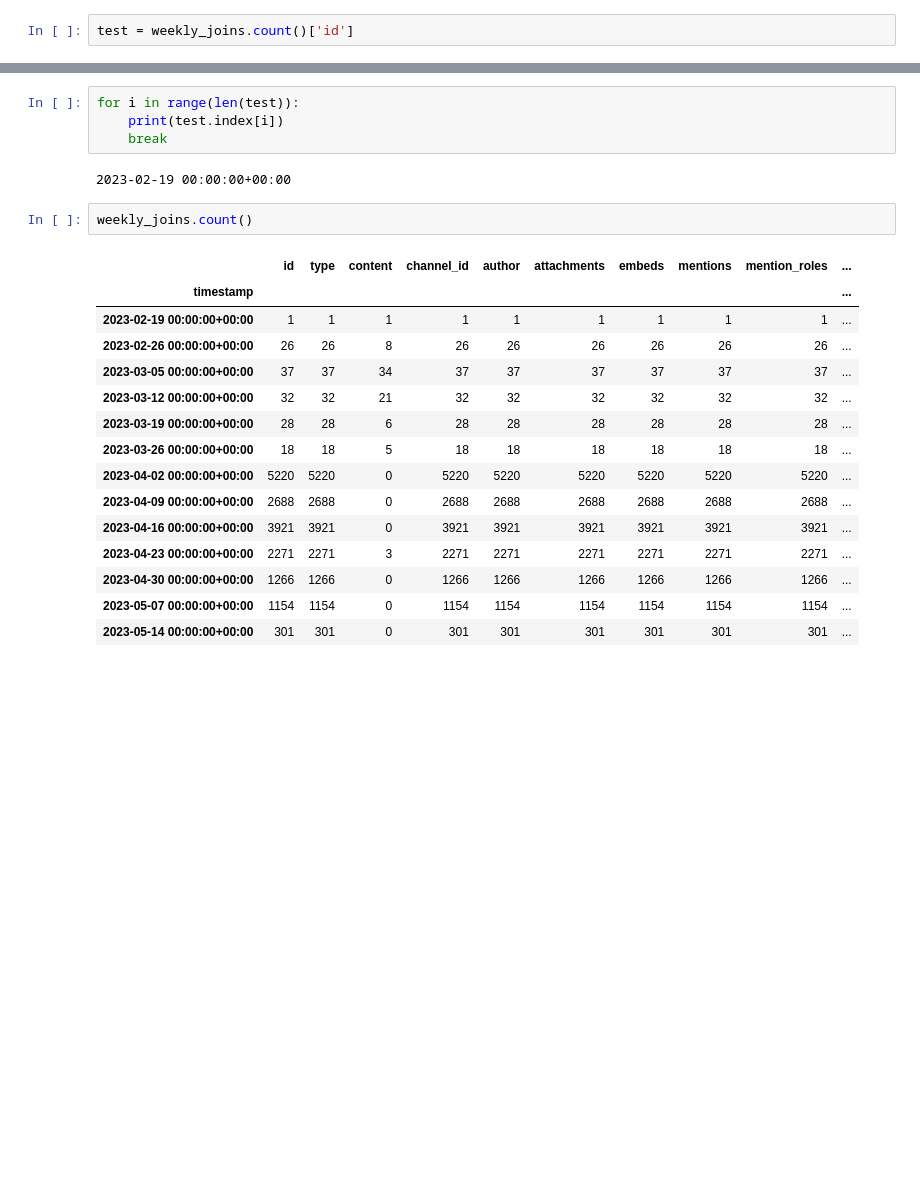
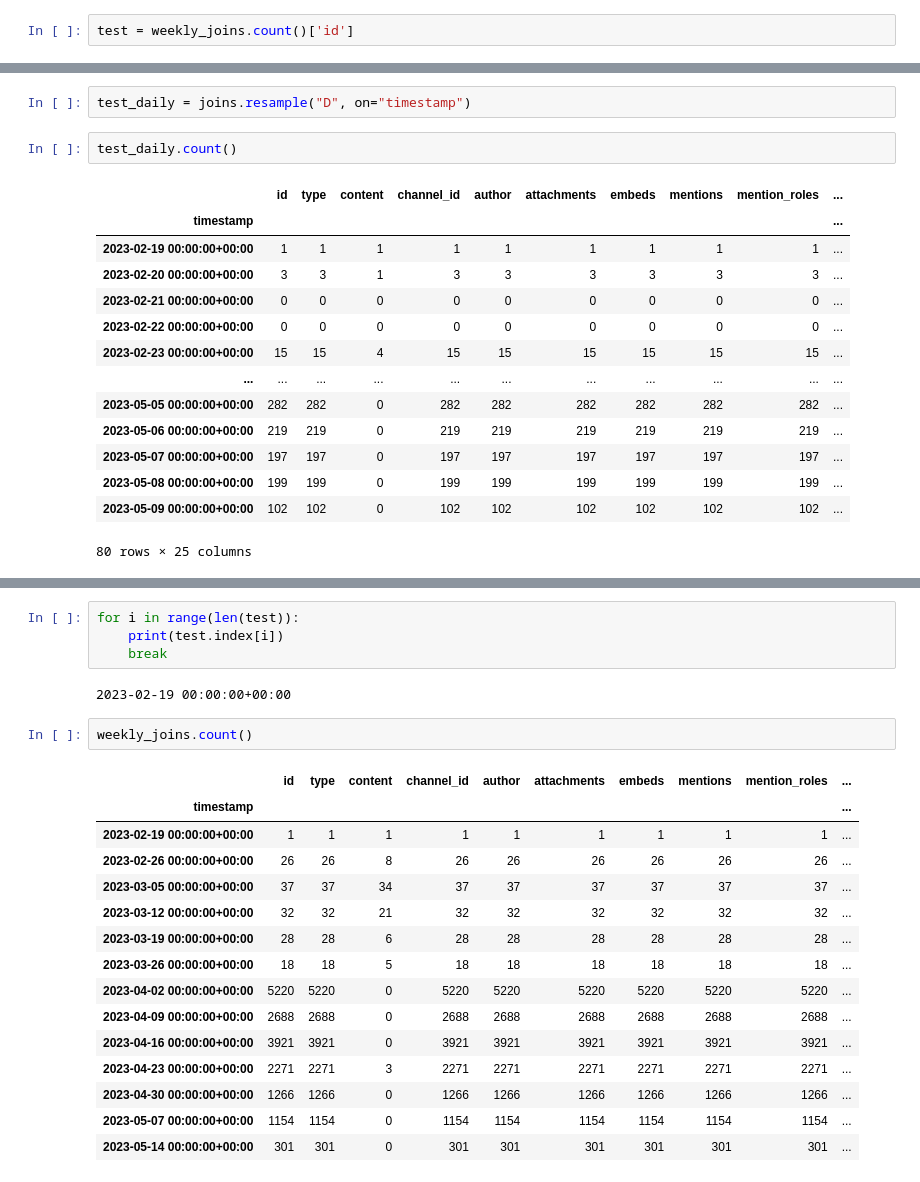
Before and after one commit to KeremP/NomicCDSApplication, a Jupyter notebook: notebooks/eda.ipynb, the cells around one changed output, grey strips where cells are left out. Cells and saved outputs as stored; diff of their text form; blank space fills up the shorter version.

```diff
--- a/notebooks/eda.ipynb
+++ b/notebooks/eda.ipynb
@@ -77,0 +127,19 @@ test = weekly_joins.count()['id']
+# %%
+test_daily = joins.resample("D", on="timestamp")
+# %%
+test_daily.count()
+# %% [output]
+|  | id | type | content | channel_id | author | attachments | embeds | mentions | mention_roles | ... |
+| timestamp |  |  |  |  |  |  |  |  |  | ... |
+| 2023-02-19 00:00:00+00:00 | 1 | 1 | 1 | 1 | 1 | 1 | 1 | 1 | 1 | ... |
+| 2023-02-20 00:00:00+00:00 | 3 | 3 | 1 | 3 | 3 | 3 | 3 | 3 | 3 | ... |
+| 2023-02-21 00:00:00+00:00 | 0 | 0 | 0 | 0 | 0 | 0 | 0 | 0 | 0 | ... |
+| 2023-02-22 00:00:00+00:00 | 0 | 0 | 0 | 0 | 0 | 0 | 0 | 0 | 0 | ... |
+| 2023-02-23 00:00:00+00:00 | 15 | 15 | 4 | 15 | 15 | 15 | 15 | 15 | 15 | ... |
+| ... | ... | ... | ... | ... | ... | ... | ... | ... | ... | ... |
+| 2023-05-05 00:00:00+00:00 | 282 | 282 | 0 | 282 | 282 | 282 | 282 | 282 | 282 | ... |
+| 2023-05-06 00:00:00+00:00 | 219 | 219 | 0 | 219 | 219 | 219 | 219 | 219 | 219 | ... |
+| 2023-05-07 00:00:00+00:00 | 197 | 197 | 0 | 197 | 197 | 197 | 197 | 197 | 197 | ... |
+| 2023-05-08 00:00:00+00:00 | 199 | 199 | 0 | 199 | 199 | 199 | 199 | 199 | 199 | ... |
+| 2023-05-09 00:00:00+00:00 | 102 | 102 | 0 | 102 | 102 | 102 | 102 | 102 | 102 | ... |
+80 rows × 25 columns
```
Also changed, not shown: parts of 11 cells of this notebook, 6 other files.
